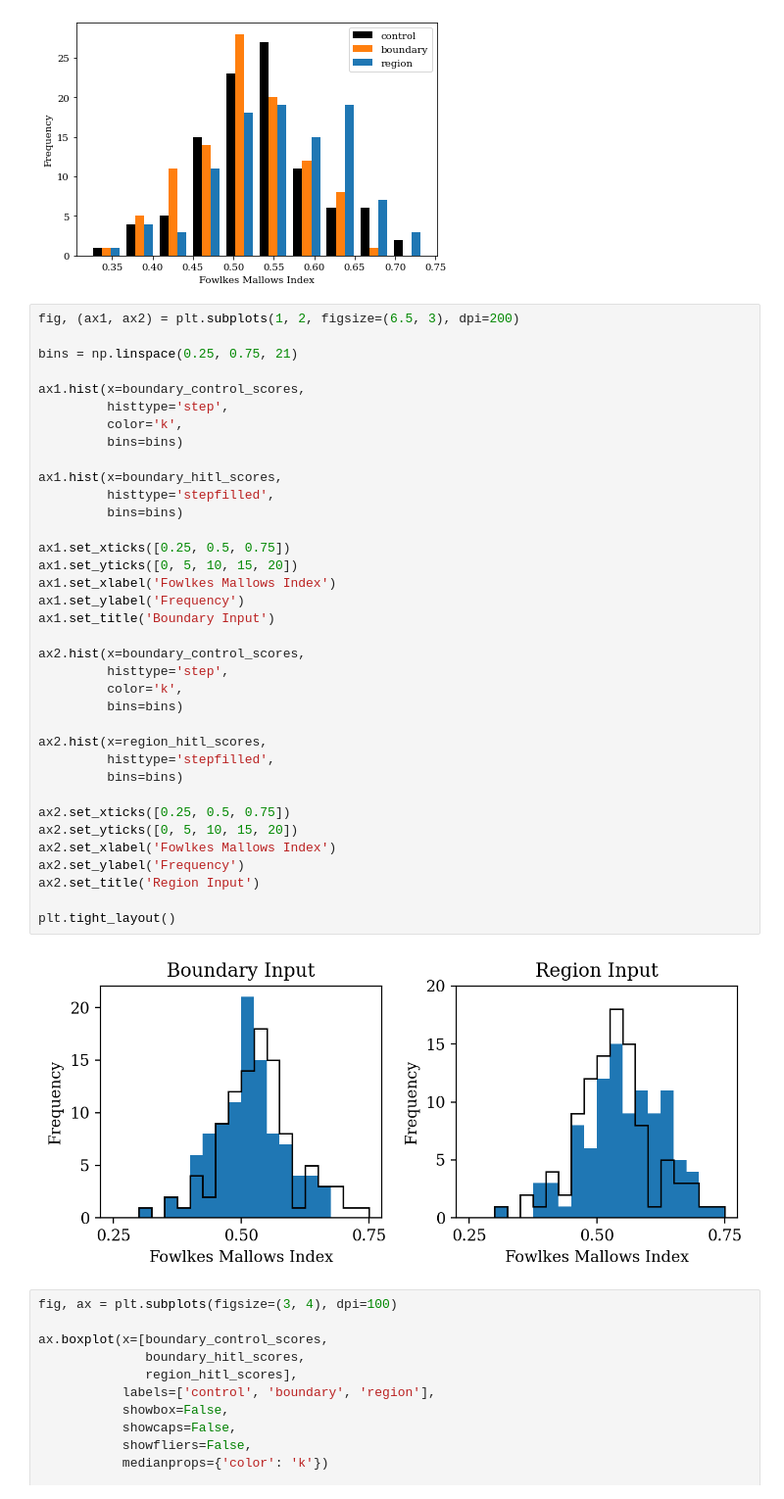
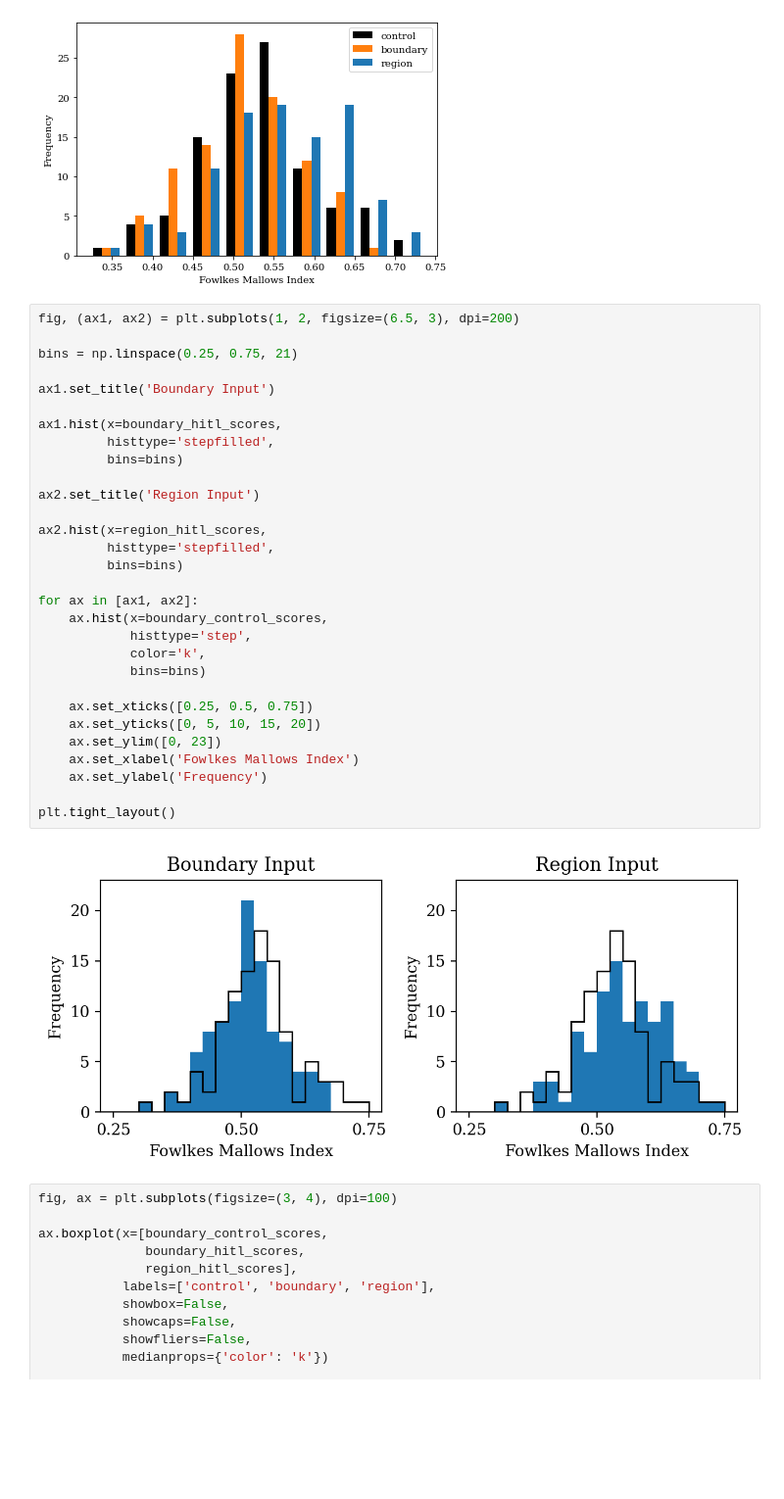
Before and after one commit to fadams-umd/CAMEO-HITL, a Jupyter notebook: create_figures.ipynb, the cells around one changed output. Shown at 98% size. Drawn from its saved outputs; the diff is of its cells as text; blank space fills up the shorter version.

Commit message:
Cleaned up FMI figure code.

```diff
--- a/create_figures.ipynb
+++ b/create_figures.ipynb
@@ -811,41 +811,35 @@ plt.tight_layout()
 # %%
 fig, (ax1, ax2) = plt.subplots(1, 2, figsize=(6.5, 3), dpi=200)
 
 bins = np.linspace(0.25, 0.75, 21)
 
-ax1.hist(x=boundary_control_scores,
-         histtype='step',
-         color='k',
-         bins=bins)
+ax1.set_title('Boundary Input')
 
 ax1.hist(x=boundary_hitl_scores,
          histtype='stepfilled',
          bins=bins)
 
-ax1.set_xticks([0.25, 0.5, 0.75])
-ax1.set_yticks([0, 5, 10, 15, 20])
-ax1.set_xlabel('Fowlkes Mallows Index')
-ax1.set_ylabel('Frequency')
-ax1.set_title('Boundary Input')
-
-ax2.hist(x=boundary_control_scores,
-         histtype='step',
-         color='k',
-         bins=bins)
+ax2.set_title('Region Input')
 
 ax2.hist(x=region_hitl_scores,
          histtype='stepfilled',
          bins=bins)
 
-ax2.set_xticks([0.25, 0.5, 0.75])
-ax2.set_yticks([0, 5, 10, 15, 20])
-ax2.set_xlabel('Fowlkes Mallows Index')
-ax2.set_ylabel('Frequency')
-ax2.set_title('Region Input')
+for ax in [ax1, ax2]:
+    ax.hist(x=boundary_control_scores,
+            histtype='step',
+            color='k',
+            bins=bins)
+
+    ax.set_xticks([0.25, 0.5, 0.75])
+    ax.set_yticks([0, 5, 10, 15, 20])
+    ax.set_ylim([0, 23])
+    ax.set_xlabel('Fowlkes Mallows Index')
+    ax.set_ylabel('Frequency')
 
 plt.tight_layout()
 # %% [output]
-[figure, old version]
+[figure, new version]
 # %%
 fig, ax = plt.subplots(figsize=(3, 4), dpi=100)
 
```
